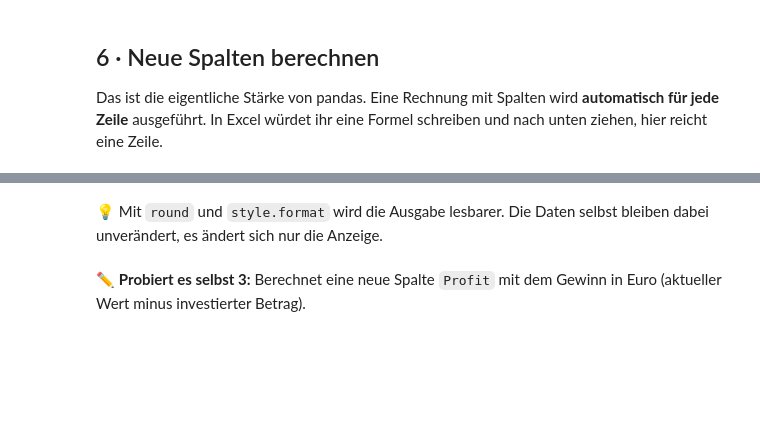
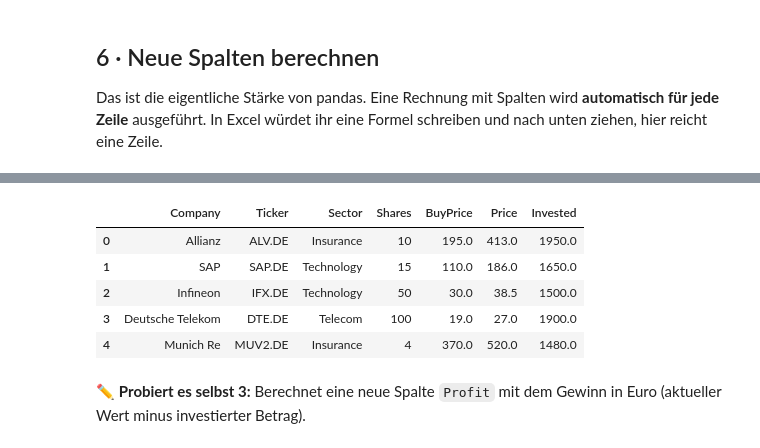
Before and after one commit to kuruscufatih/applied-finance-python, a Jupyter notebook: 0_learning_python/python_basics/teil2_pandas_DataFrames_Einfuehrung.ipynb, the cells around one changed output, grey strips where cells are left out. Saved outputs shown, nothing was run; the diff lists cells and outputs as text; code cells hidden in the pictures; blank space fills up the shorter version.

```diff
--- a/0_learning_python/python_basics/teil2_pandas_DataFrames_Einfuehrung.ipynb
+++ b/0_learning_python/python_basics/teil2_pandas_DataFrames_Einfuehrung.ipynb
@@ -153,8 +224,17 @@ Das ist die eigentliche Stärke von pandas. Eine Rechnung mit Spalten wird **aut
+# %%
+portfolio["Invested"] = portfolio["Shares"] * portfolio["BuyPrice"]
+# %%
+portfolio.head()
+# %% [output]
+|  | Company | Ticker | Sector | Shares | BuyPrice | Price | Invested |
+| 0 | Allianz | ALV.DE | Insurance | 10 | 195.0 | 413.0 | 1950.0 |
+| 1 | SAP | SAP.DE | Technology | 15 | 110.0 | 186.0 | 1650.0 |
+| 2 | Infineon | IFX.DE | Technology | 50 | 30.0 | 38.5 | 1500.0 |
+| 3 | Deutsche Telekom | DTE.DE | Telecom | 100 | 19.0 | 27.0 | 1900.0 |
+| 4 | Munich Re | MUV2.DE | Insurance | 4 | 370.0 | 520.0 | 1480.0 |
 # %%
 portfolio["Value"] = portfolio["Shares"] * portfolio["Price"]
 portfolio["Invested"] = portfolio["Shares"] * portfolio["BuyPrice"]
 portfolio["Return"] = portfolio["Price"] / portfolio["BuyPrice"] - 1
 
 portfolio
-# %% [markdown]
-💡 Mit `round` und `style.format` wird die Ausgabe lesbarer. Die Daten selbst bleiben dabei unverändert, es ändert sich nur die Anzeige.
```
Also changed, not shown: parts of 16 cells of this notebook, 5 other files.
